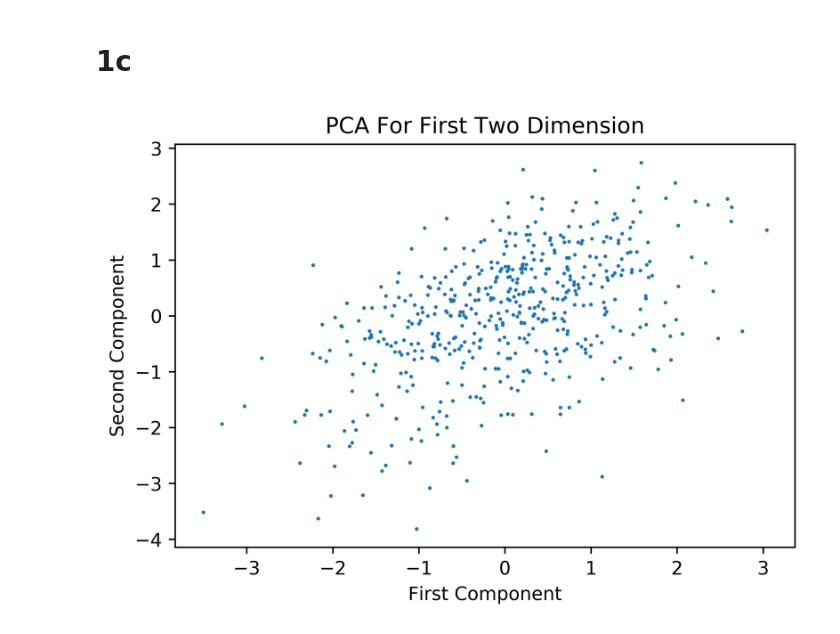
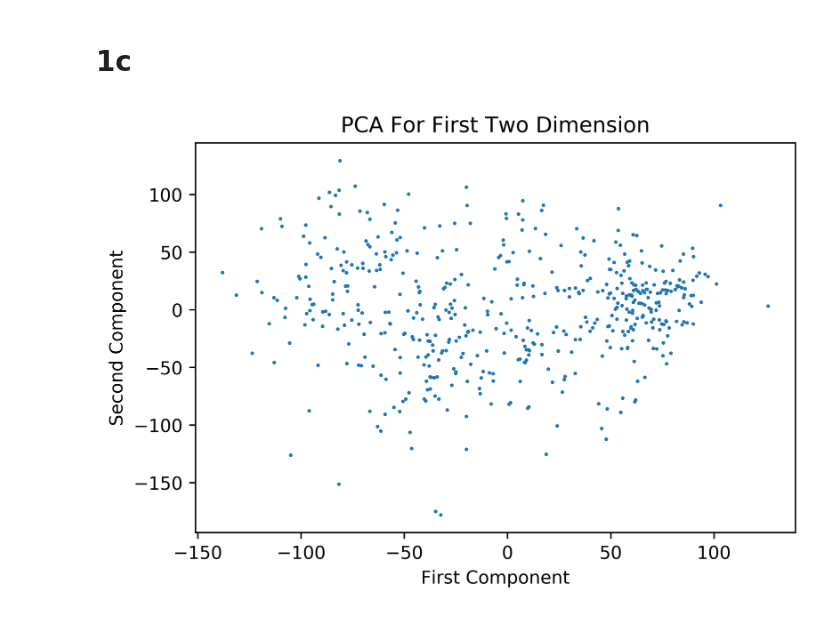
Before and after one commit to KaKiG/MachineLearning, a Jupyter notebook: hw5.ipynb, the cells around one changed output. Saved outputs shown, nothing was run; the diff lists cells and outputs as text; code cells hidden in the pictures.

```diff
--- a/hw5.ipynb
+++ b/hw5.ipynb
@@ -28,10 +6,17 @@ expre_eig_val_list = sorted(expre_eig_val,reverse=True)
 # %%
+expr = np.loadtxt("data/LUNG.txt")
+expr = expr - np.mean(expr, axis = 0)
+expr_cov = np.cov(expr.T)
+expr_egi = np.linalg.eig(expr_cov)
+expre_eig_val = expr_egi[0]
+expre_eig_vector = expr_egi[1]
+
 x = np.linspace(1,10000,10000)
 fig, ax = plt.subplots(dpi = 600)
 ax.set_title("Eigen Value")
 ax.set_ylabel("Value")
 ax.set_xlabel("Order")
-ax.scatter(x, expre_eig_val_list, marker=",", s = 0.3)
+ax.scatter(x, expre_eig_val, marker=",", s = 0.3)
 fig.savefig("figure/5_eigen_val.png")
 # %% [output]
 [figure]
@@ -37,0 +32,4 @@ fig.savefig("figure/5_eigen_val.png")
+# %%
+pca = PCA(n_components=2)
+pca.fit(expr)
+newExper = pca.fit_transform(expr)
@@ -38,5 +40,2 @@ fig.savefig("figure/5_eigen_val.png")
 # %% [markdown]
 # 1c
-# %%
-index = np.argsort(expre_eig_val)
-expre_eig_vector = expre_eig_vector[index]
@@ -48,9 +42,14 @@ expr_two = expr.dot(np.array([first_component, second_component]).T)
 # %%
+first_component = expre_eig_vector[:,0]
+second_component = expre_eig_vector[:,1]
+
+expr_two = expr.dot(np.array([first_component, second_component]).T)
+
 fig, ax =plt.subplots(dpi = 600)
 ax.set_title("PCA For First Two Dimension")
 ax.set_xlabel("First Component")
 ax.set_ylabel("Second Component")
-ax.scatter(expr_two[:,0], expr_two[:,1],s = 1)
+ax.scatter(expr_two[:,0], expr_two[:,1], s=1)
 fig.savefig("figure/5_eigen_projection.png")
 # %% [output]
-[figure, old version]
+[figure, new version]
```
Also changed, not shown: parts of 14 cells of this notebook, 3 other files.
